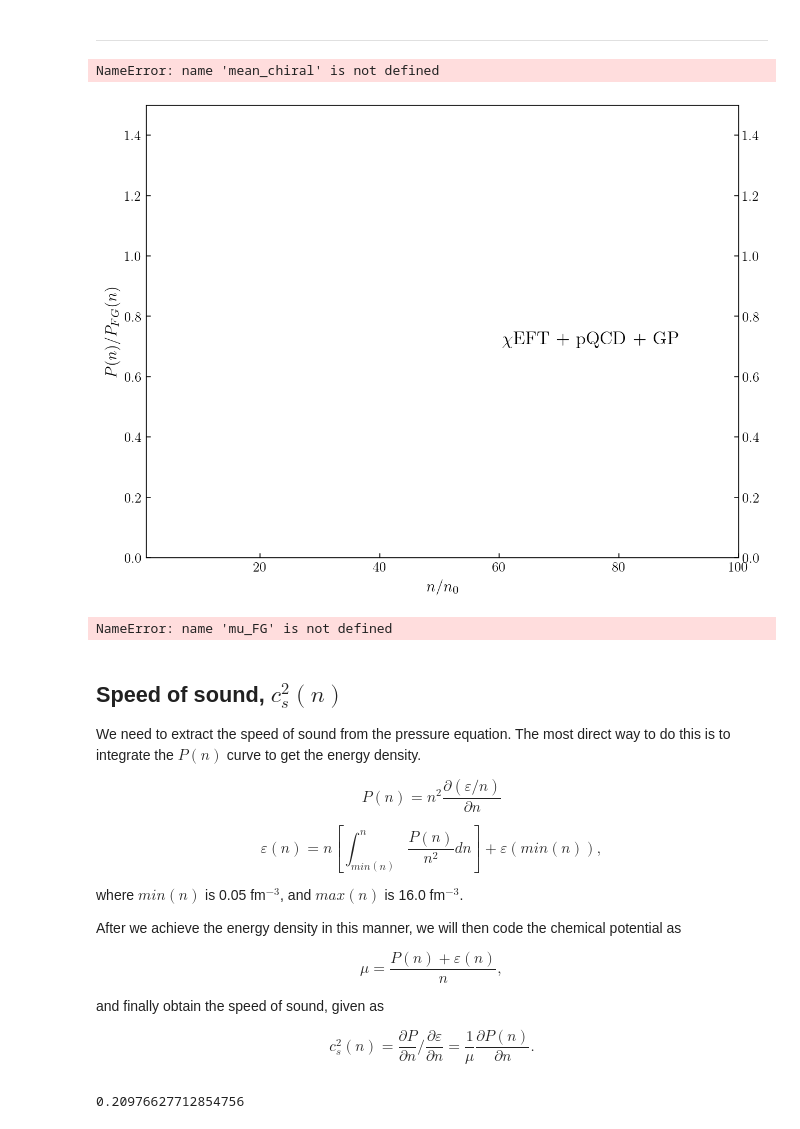
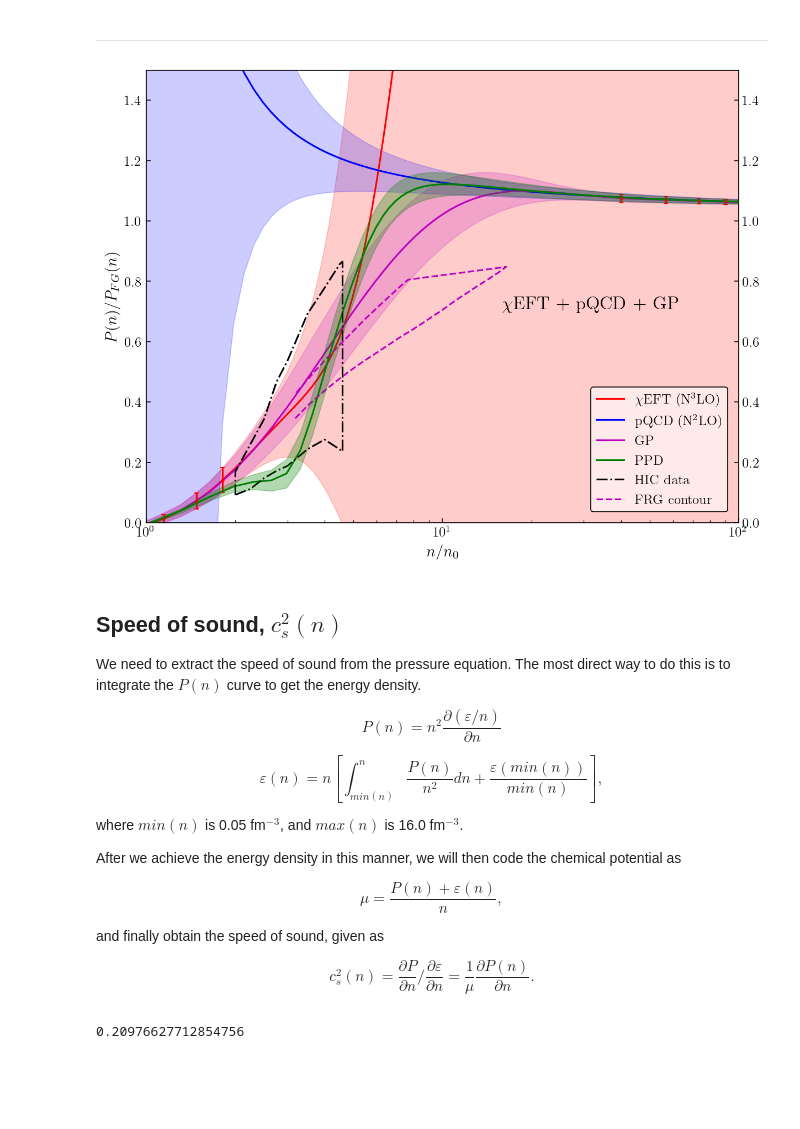
Before and after one commit to asemposki/neutron-rich-bmm, a Jupyter notebook: Pressure_Mixing_cs2.ipynb, the cells around one changed output. Saved outputs shown, nothing was run; the diff lists cells and outputs as text; code cells hidden in the pictures; blank space fills up the shorter version.

Commit message:
other changes

```diff
--- a/Pressure_Mixing_cs2.ipynb
+++ b/Pressure_Mixing_cs2.ipynb
@@ -198,8 +211,8 @@ class PQCDmodel(BaseModel):
         return None
 
 # instantiate both of these models for mixing
-# chiral_mixing = Chiralmodel(density_test, mean_chiral[::2], std_dev_chiral[::2])
-# pqcd_mixing = PQCDmodel(density_test, mean_pqcd[::2], std_dev_pqcd[::2])
+chiral_mixing = Chiralmodel(density_test, mean_chiral[::2], std_dev_chiral[::2])
+pqcd_mixing = PQCDmodel(density_test, mean_pqcd[::2], std_dev_pqcd[::2])
 # %%
 # play with some piecewise cosine parameterisations for the chiral side
 def piecewisecos(g, g1, g2, g3):
@@ -253,19 +266,19 @@ print(cosine.shape)
 [figure]
 # %%
 # mix our models by setting them up and sending to Taweret
-# models = {
-#     "chiral" : chiral_mixing,
-#     "pqcd" : pqcd_mixing,
-#     "gp" : gp_model
-# }
+models = {
+    "chiral" : chiral_mixing,
+    "pqcd" : pqcd_mixing,
+    "gp" : gp_model
+}
 
-# # instantiate Multivariate class (using testing density array)
-# mixed_model = Multivariate(density_test, models, n_models=len(models))
+# instantiate Multivariate class (using testing density array)
+mixed_model = Multivariate(density_test, models, n_models=len(models))
 
-# # call predict
-# # set up the correlation parameter arrays
-# R = 0.8*cosine
-# S = 0.8*inv_cosine
-# _, mixed_mean, mixed_intervals, mixed_std_dev = mixed_model.predict(ci=68, correlated=True, R=R, S=S, T=0)
+# call predict
+# set up the correlation parameter arrays
+R = 0.8*cosine
+S = 0.8*inv_cosine
+_, mixed_mean, mixed_intervals, mixed_std_dev = mixed_model.predict(ci=68, correlated=True, R=R, S=S, T=0)
 # %%
 # check the kernel from pQCD just in case
@@ -304,6 +319,7 @@ labels = [r'$\chi$EFT (N$^{3}$LO)', r'pQCD (N$^{2}$LO)', 'Mixed model']
 # model means
 ax.plot(density/n0, mean_chiral, color=colors[0], label=labels[0])
 ax.plot(density/n0, mean_pqcd, color=colors[1], label=labels[1])
+ax.plot(density_test/n0, gp_result['mean'], color='m', label=r'GP')
 
 # PPD mean (testing data array)
 ax.plot(density_test/n0, mixed_mean, color='g', label='PPD')
@@ -312,6 +328,7 @@ ax.plot(density_test/n0, mixed_mean, color='g', label='PPD')
 ax.fill_between(density/n0, mean_chiral - 1.0*std_dev_chiral, mean_chiral + 1.0*std_dev_chiral, color=colors[0], alpha=0.2)
 ax.fill_between(density/n0, mean_pqcd - 1.0*std_dev_pqcd, mean_pqcd + 1.0*std_dev_pqcd, \
                 color=colors[1], alpha=0.2)
+ax.fill_between(density_test/n0, gp_result['mean']-1.0*gp_result['std'], gp_result['mean']+1.0*gp_result['std'], color='m', alpha=0.2)
 
 # PPD band (testing data array)
 ax.fill_between(density_test/n0, mixed_mean-1.0*mixed_std_dev, mixed_mean+1.0*mixed_std_dev,
@@ -319,63 +336,43 @@ ax.fill_between(density_test/n0, mixed_mean-1.0*mixed_std_dev, mixed_mean+1.0*mi
 
 # import contours and plot
 import pandas as pd
-df = pd.read_csv('contour_scaled.csv')
-df_frg = pd.read_csv('frg_data_pressure.csv')
-df_hhic = pd.read_csv('hic_data_huth.csv')
-df_hfrg = pd.read_csv('frg_data_huth.csv')
+df = pd.read_csv('data/contour_scaled.csv')
+df_frg = pd.read_csv('data/frg_data_pressure.csv')
+df_hhic = pd.read_csv('data/hic_data_huth.csv')
+df_hfrg = pd.read_csv('data/frg_data_huth.csv')
 
 # frg unscaling
 pressure_free = np.zeros([len(df_frg['n/n0'])])
 p_fg = np.zeros([len(density_test)])
 hbarc = 197.327 # MeV fm
 
 # contour kf_s calculated here
 from nuclear_matter import fermi_momentum, nuclear_density
 contour_kf_s_fg = fermi_momentum(density=density_test, degeneracy=4)
 contour_kf_s = fermi_momentum(density=0.16*df_frg['n/n0'], degeneracy=4)
 for i in range(len(df_frg['n/n0'])):
     pressure_free[i] = ((1.0/(2.0*np.square(np.pi)))*(contour_kf_s[i]**4.0))*(hbarc)
 for i in range(len(density_test)):
     p_fg[i] = ((1.0/(2.0*np.square(np.pi)))*(contour_kf_s_fg[i]**4.0))*(hbarc)
 
 # unscale FRG
 frg_unscaled = df_frg['P/P_free']*pressure_free
 ax.plot(df['Density/n0'], df['p_pfg'], color='k', linestyle='dashdot', label='HIC data')
 ax.plot(df_frg['n/n0'], df_frg['P/P_free'], color='m', linestyle='dashed', label='FRG contour')
 
 # plt.plot(density_test/n0, mean_gp, 'g--')
 # plt.fill_between(density_test/n0, mean_gp-std_dev_gp, mean_gp+std_dev_gp, color='g', alpha=0.2)
 
 # plot the training points
 plt.errorbar(tr_data["density"]/n0, tr_data["mean"], yerr=tr_data["std"], \
              color='red', fmt='o', markersize=2, capsize=2)
 
 # legend
 ax.set_xscale('log')
 ax.legend(loc='lower right', fontsize=12)
 plt.show()
-
-# print a slice of 3 variances from the region where they are supposed to be very similar
-print('a point in density: ', gp_model.dens_test[100]/n0)
-print('std_dev at a training point in density: ', std_dev_chiral[100], std_dev_pqcd[100], gp_model.std_test[100])
-print('std_dev for correlated models at the same point: ', mixed_std_dev[100])
-print('difference between uncorrelated and correlated result: ', mixed_std_dev[100] - 0.00997347)
 # %% [output]
-NameError: name 'mean_chiral' is not defined
-[figure, old version]
+[figure, new version]
-# %%
-# need to check some chemical potentials (because otherwise...)
-# get baryon chemical potential
-muB = (mu_FG + pqcdk.mu_1(mu_FG) + pqcdk.mu_2(mu_FG))*3*1000 # MeV for baryons # easy to directly do this here
-chem_pot_mean, chem_pot_std = chiral.chiral.chemical_potential(method=1, add_rest_mass=True) # in MeV
-plt.plot(density/n0, muB, label=r'$\mu$ (pQCD)')
-plt.plot(density/n0, chem_pot_mean[:,3], label=r'$\mu$ (Chiral)')
-plt.ylim(-0.2,max(chem_pot_mean[:,3]))
-plt.xlabel(r'$n/n_{0}$')
-plt.ylabel(r'$\mu(n)$ [MeV]')
-plt.legend()
-# %% [output]
-NameError: name 'mu_FG' is not defined
 # %% [markdown]
 ## Speed of sound, $c_{s}^{2}(n)$
 
@@ -386,7 +383,7 @@ P(n) = n^{2} \frac{\partial (\varepsilon/n)}{\partial n}
 $$
 
 $$
-\varepsilon(n) = n \left[\int_{min(n)}^{n} \frac{P(n)}{n^{2}} dn\right] + \varepsilon(min(n)),
+\varepsilon(n) = n \left[\int_{min(n)}^{n} \frac{P(n)}{n^{2}} dn + \frac{\varepsilon(min(n))}{min(n)} \right],
 $$
 
 where $min(n)$ is 0.05 fm$^{-3}$, and $max(n)$ is 16.0 fm$^{-3}$.
```
Also changed, not shown: parts of 14 cells of this notebook, 5 other files.
